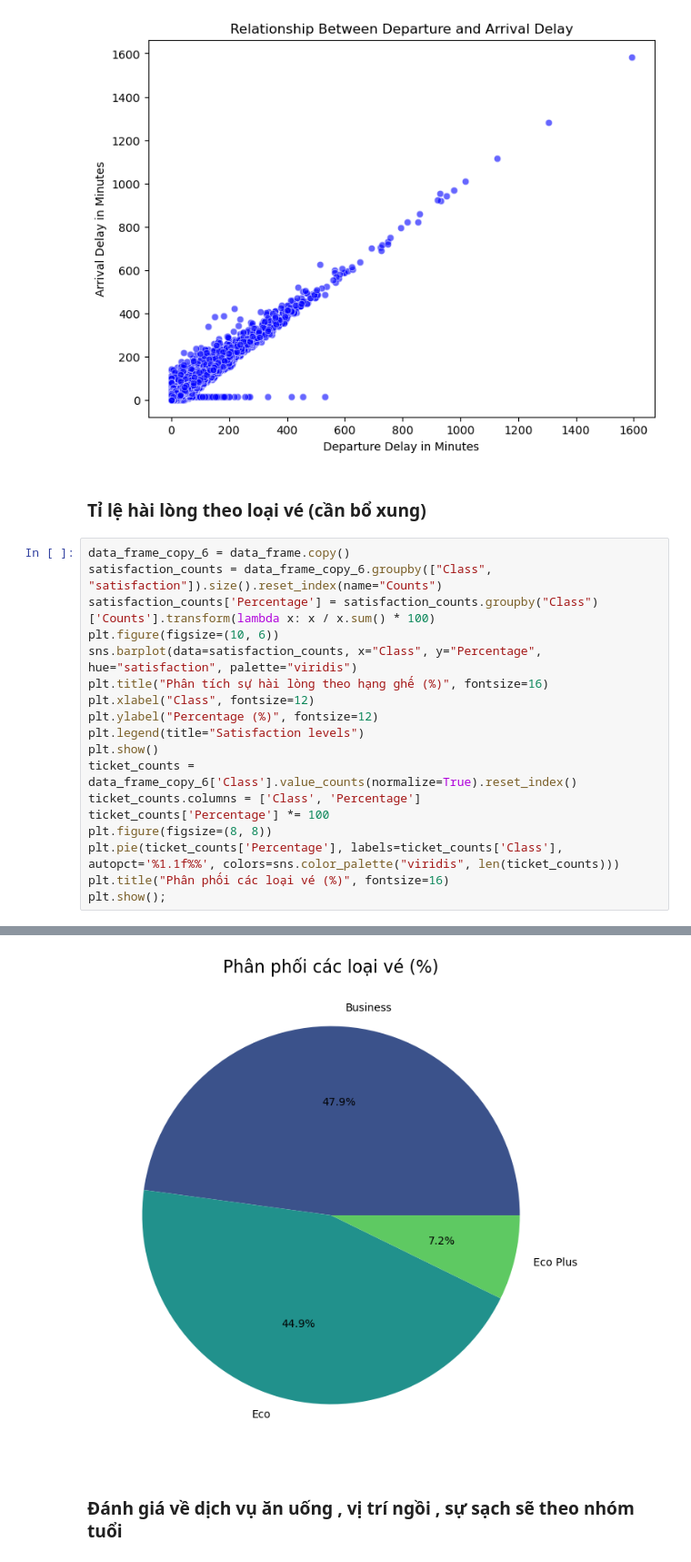
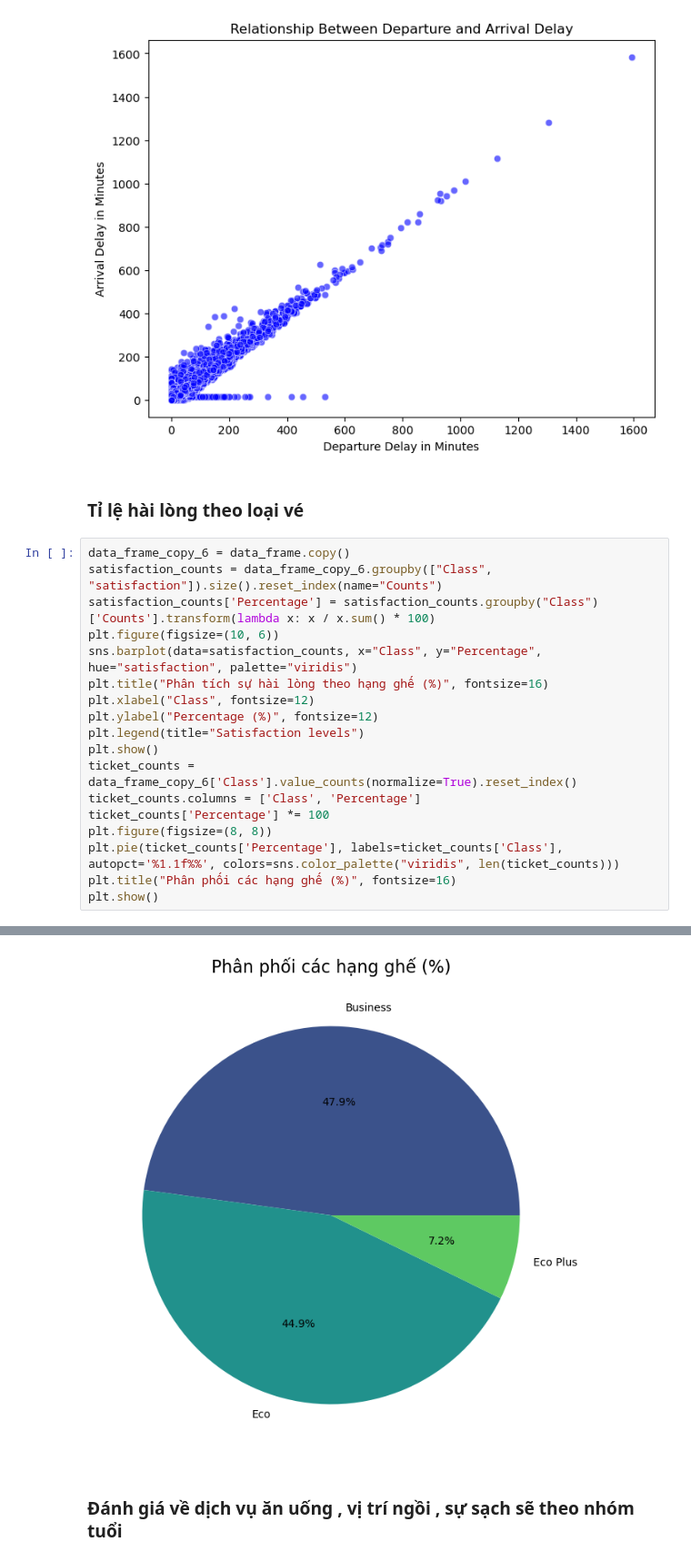
Before and after one commit to little-duck-vie/ltxldl-hoc-lam-giau, a Jupyter notebook: Code_python.ipynb, the cells around one changed output, grey strips where cells are left out. Shown at 91% size. Saved outputs shown, nothing was run; the diff lists cells and outputs as text.

```diff
--- a/Code_python.ipynb
+++ b/Code_python.ipynb
@@ -452,28 +451,28 @@ plt.show()
 # %% [output]
 [figure]
 # %% [markdown]
-### Tỉ lệ hài lòng theo loại vé (cần bổ xung)
+### Tỉ lệ hài lòng theo loại vé
 # %%
 data_frame_copy_6 = data_frame.copy()
 satisfaction_counts = data_frame_copy_6.groupby(["Class", "satisfaction"]).size().reset_index(name="Counts")
 satisfaction_counts['Percentage'] = satisfaction_counts.groupby("Class")['Counts'].transform(lambda x: x / x.sum() * 100)
 plt.figure(figsize=(10, 6))
 sns.barplot(data=satisfaction_counts, x="Class", y="Percentage", hue="satisfaction", palette="viridis")
 plt.title("Phân tích sự hài lòng theo hạng ghế (%)", fontsize=16)
 plt.xlabel("Class", fontsize=12)
 plt.ylabel("Percentage (%)", fontsize=12)
 plt.legend(title="Satisfaction levels")
 plt.show()
 ticket_counts = data_frame_copy_6['Class'].value_counts(normalize=True).reset_index()
 ticket_counts.columns = ['Class', 'Percentage']
 ticket_counts['Percentage'] *= 100
 plt.figure(figsize=(8, 8))
 plt.pie(ticket_counts['Percentage'], labels=ticket_counts['Class'], autopct='%1.1f%%', colors=sns.color_palette("viridis", len(ticket_counts)))
-plt.title("Phân phối các loại vé (%)", fontsize=16)
-plt.show();
+plt.title("Phân phối các hạng ghế (%)", fontsize=16)
+plt.show()
 # %% [output]
 [figure]
-[figure, old version]
+[figure, new version]
 # %% [markdown]
 ### Đánh giá về dịch vụ ăn uống , vị trí ngồi , sự sạch sẽ theo nhóm tuổi
 # %%
```
Also changed, not shown: parts of 14 cells of this notebook, 1 other file.
